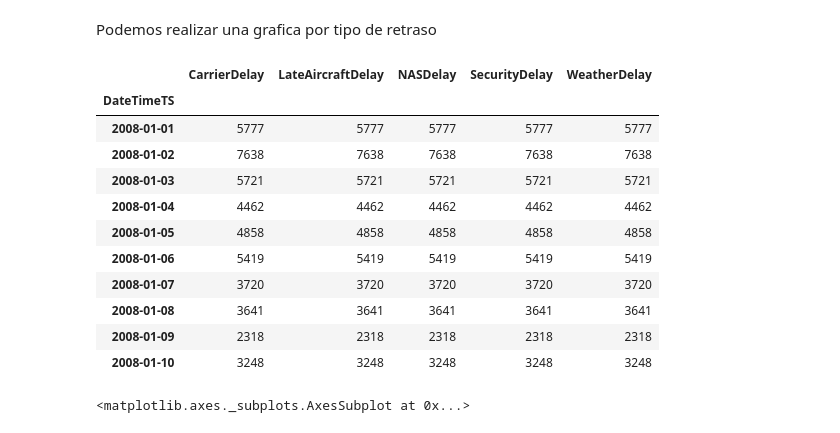
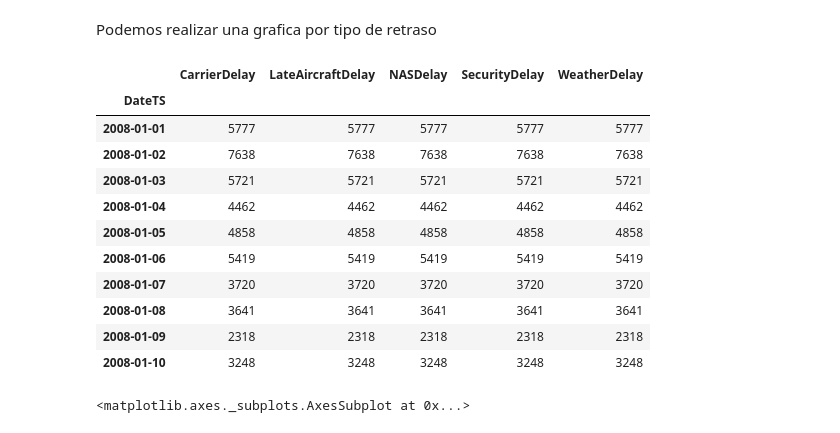
Before and after one commit to giovamata/campusciff-2016, a Jupyter notebook: Finales/Python/Evaluacion Continua 3/Parte 1.ipynb, the cells around one changed output. Cells and saved outputs as stored; diff of their text form; code cells hidden in the pictures.

```diff
--- a/Finales/Python/Evaluacion Continua 3/Parte 1.ipynb
+++ b/Finales/Python/Evaluacion Continua 3/Parte 1.ipynb
@@ -162,8 +164,13 @@ DelayedFlights.head(10)
 | 9 | 2008 | 1 | 1 | 2 | 451.0 | 04:15:00 | 647.0 | 625 | B6 | ... |
 10 rows × 29 columns
 # %%
+DelayedFlights['DateTS'] = DelayedFlights.Year.map(str) + '/' + DelayedFlights.Month.map(str) + '/' \
+                             + DelayedFlights.DayofMonth.map(str)
+DelayedFlights['DateTS'] =  pd.to_datetime(DelayedFlights['DateTS'], format='%Y/%m/%d')
+
 DelayedFlights['DateTimeTS'] = DelayedFlights.Year.map(str) + '/' + DelayedFlights.Month.map(str) + '/' \
-                             + DelayedFlights.DayofMonth.map(str)
-DelayedFlights['DateTimeTS'] =  pd.to_datetime(DelayedFlights['DateTimeTS'], format='%Y/%m/%d')
+                             + DelayedFlights.DayofMonth.map(str) + ' ' + DelayedFlights.CRSDepTime.map(str)
+DelayedFlights['DateTimeTS'] =  pd.to_datetime(DelayedFlights['DateTimeTS'], format='%Y/%m/%d %H:%M')
+
 DelayedFlights['DateTime'] = DelayedFlights.Year.map(str) + '/' + DelayedFlights.Month.map(str) + '/' \
                              + DelayedFlights.DayofMonth.map(str)
@@ -250,11 +278,11 @@ DelayedUniqueCarrier.plot(kind='barh', stacked=True, figsize=[16,6])
 Podemos realizar una grafica por tipo de retraso
 # %%
 DelayType = ['CarrierDelay','WeatherDelay','NASDelay','SecurityDelay','LateAircraftDelay']
-DelayTypebyDay = DelayedFlights.pivot_table(index='DateTimeTS', values=DelayType, aggfunc='count')
+DelayTypebyDay = DelayedFlights.pivot_table(index='DateTS', values=DelayType, aggfunc='count')
 DelayTypebyDay.head(10)
 # %% [output]
 |  | CarrierDelay | LateAircraftDelay | NASDelay | SecurityDelay | WeatherDelay |
-| DateTimeTS |  |  |  |  |  |
+| DateTS |  |  |  |  |  |
 | 2008-01-01 | 5777 | 5777 | 5777 | 5777 | 5777 |
 | 2008-01-02 | 7638 | 7638 | 7638 | 7638 | 7638 |
 | 2008-01-03 | 5721 | 5721 | 5721 | 5721 | 5721 |
```
Also changed, not shown: parts of 15 cells of this notebook, 3 other files.
